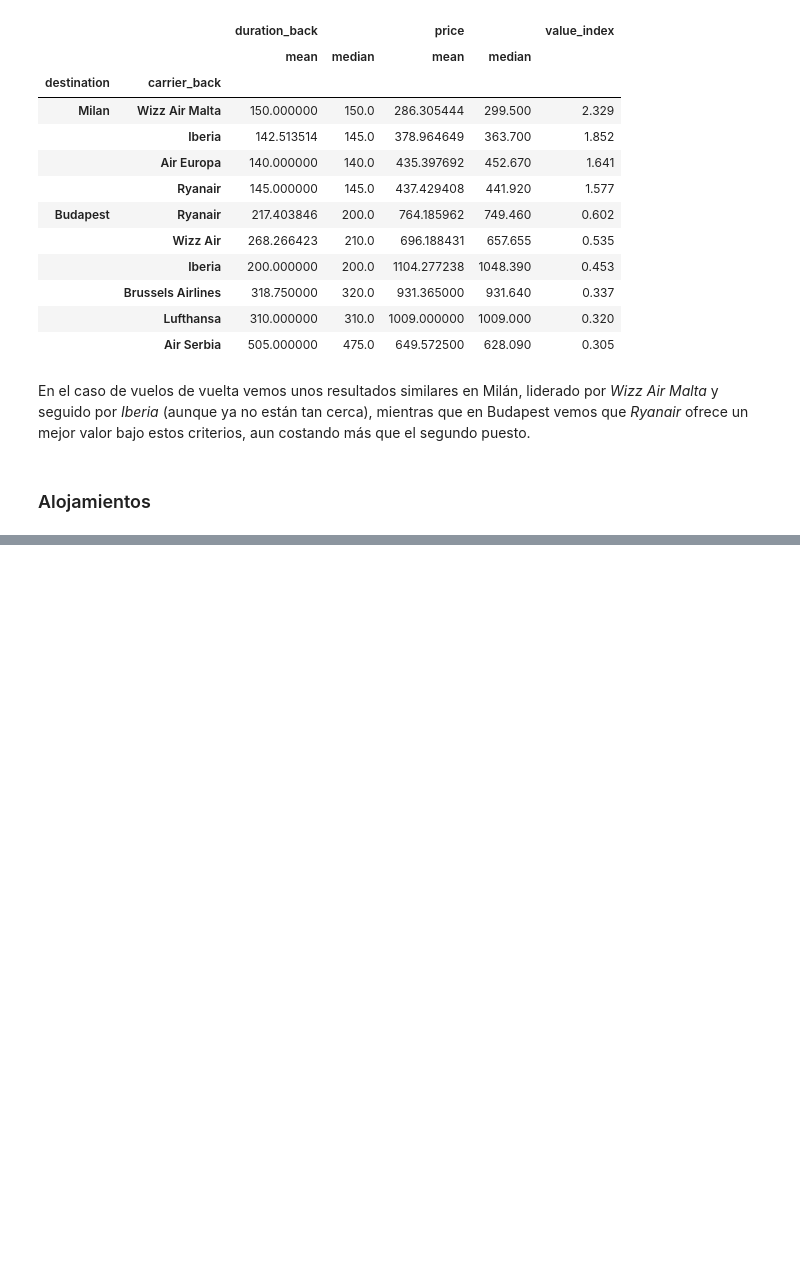
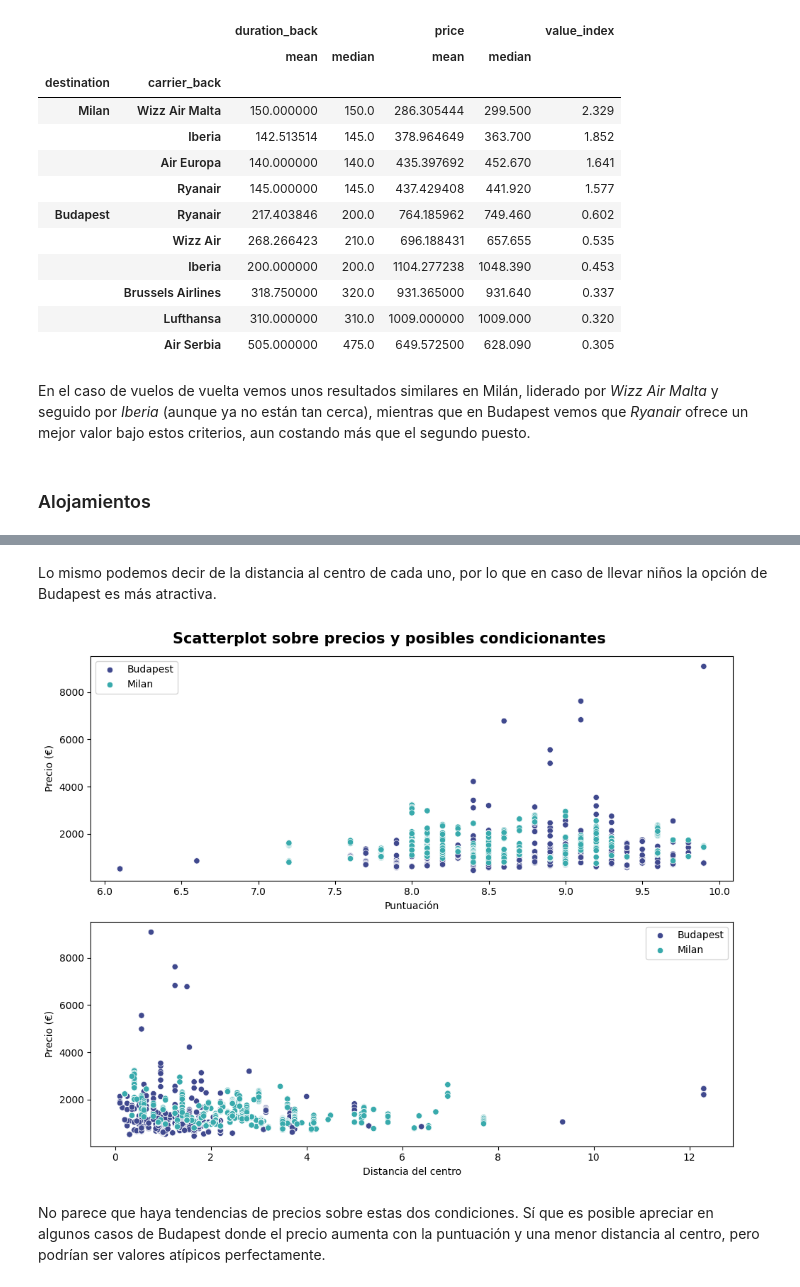
Before and after one commit to yanruwu/Proyecto3-Explorando-Viajes, a Jupyter notebook: notebooks/EDA.ipynb, the cells around one changed output, grey strips where cells are left out. Cells and saved outputs as stored; diff of their text form; code cells hidden in the pictures; blank space fills up the shorter version.

```diff
--- a/notebooks/EDA.ipynb
+++ b/notebooks/EDA.ipynb
@@ -180,0 +248,18 @@ En el caso de vuelos de vuelta vemos unos resultados similares en Milán, lidera
+# %% [markdown]
+Lo mismo podemos decir de la distancia al centro de cada uno, por lo que en caso de llevar niños la opción de Budapest es más atractiva.
+# %%
+fig, axes = plt.subplots(2,figsize=(10,8))
+plt.suptitle("Scatterplot sobre precios y posibles condicionantes", fontsize = 15, fontweight = "bold")
+sns.scatterplot(data = both_acc, y = "price", x = "rating", hue = "city", palette="mako", ax = axes[0])
+sns.scatterplot(data = both_acc, y = "price", x = "distance_from_center", hue = "city", palette="mako", ax = axes[1])
+for i in range(2):
+    axes[i].legend()
+    axes[i].set_ylabel("Precio (€)")
+axes[0].set_xlabel("Puntuación")
+axes[1].set_xlabel("Distancia del centro")
+plt.tight_layout()
+plt.show()
+# %% [output]
+[figure, added]
+# %% [markdown]
+No parece que haya tendencias de precios sobre estas dos condiciones. Sí que es posible apreciar en algunos casos de Budapest donde el precio aumenta con la puntuación y una menor distancia al centro, pero podrían ser valores atípicos perfectamente.
```
Also changed, not shown: parts of 28 cells of this notebook, 1 other file.
